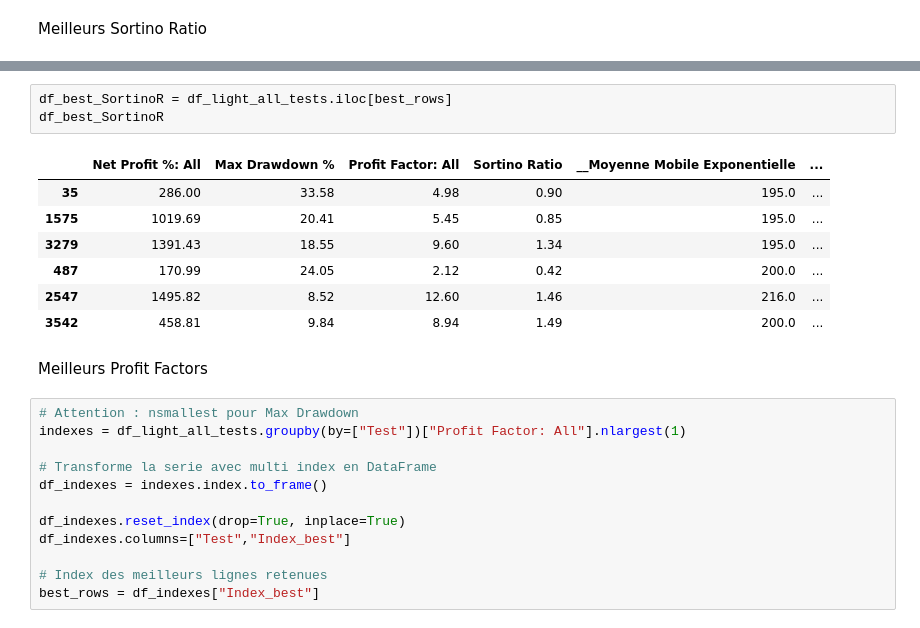
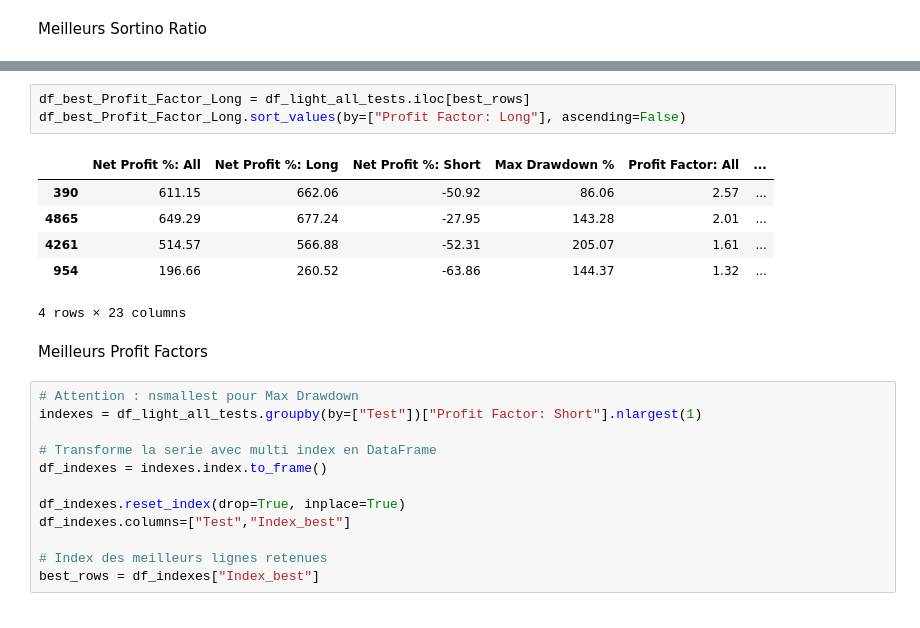
Before and after one commit to AxelRK200/strategies_backtesting, a Jupyter notebook: TradingView_parameters.ipynb, the cells around one changed output, grey strips where cells are left out. Saved outputs shown, nothing was run; the diff lists cells and outputs as text.

```diff
--- a/TradingView_parameters.ipynb
+++ b/TradingView_parameters.ipynb
@@ -161,22 +170,21 @@ df_indexes.columns=["Test","Index_best"]
 
 # Index des meilleurs lignes retenues
 best_rows = df_indexes["Index_best"]
-# %%
-df_best_SortinoR = df_light_all_tests.iloc[best_rows]
-df_best_SortinoR
-# %% [output]
-|  | Net Profit %: All | Max Drawdown % | Profit Factor: All | Sortino Ratio | __Moyenne Mobile Exponentielle | ... |
-| 35 | 286.00 | 33.58 | 4.98 | 0.90 | 195.0 | ... |
-| 1575 | 1019.69 | 20.41 | 5.45 | 0.85 | 195.0 | ... |
-| 3279 | 1391.43 | 18.55 | 9.60 | 1.34 | 195.0 | ... |
-| 487 | 170.99 | 24.05 | 2.12 | 0.42 | 200.0 | ... |
-| 2547 | 1495.82 | 8.52 | 12.60 | 1.46 | 216.0 | ... |
-| 3542 | 458.81 | 9.84 | 8.94 | 1.49 | 200.0 | ... |
+# %%
+df_best_Profit_Factor_Long = df_light_all_tests.iloc[best_rows]
+df_best_Profit_Factor_Long.sort_values(by=["Profit Factor: Long"], ascending=False)
+# %% [output]
+|  | Net Profit %: All | Net Profit %: Long | Net Profit %: Short | Max Drawdown % | Profit Factor: All | ... |
+| 390 | 611.15 | 662.06 | -50.92 | 86.06 | 2.57 | ... |
+| 4865 | 649.29 | 677.24 | -27.95 | 143.28 | 2.01 | ... |
+| 4261 | 514.57 | 566.88 | -52.31 | 205.07 | 1.61 | ... |
+| 954 | 196.66 | 260.52 | -63.86 | 144.37 | 1.32 | ... |
+4 rows × 23 columns
 # %% [markdown]
 Meilleurs Profit Factors
 # %%
 # Attention : nsmallest pour Max Drawdown
-indexes = df_light_all_tests.groupby(by=["Test"])["Profit Factor: All"].nlargest(1)
+indexes = df_light_all_tests.groupby(by=["Test"])["Profit Factor: Short"].nlargest(1)
 
 # Transforme la serie avec multi index en DataFrame
 df_indexes = indexes.index.to_frame()
```
Also changed, not shown: parts of 22 cells of this notebook.
